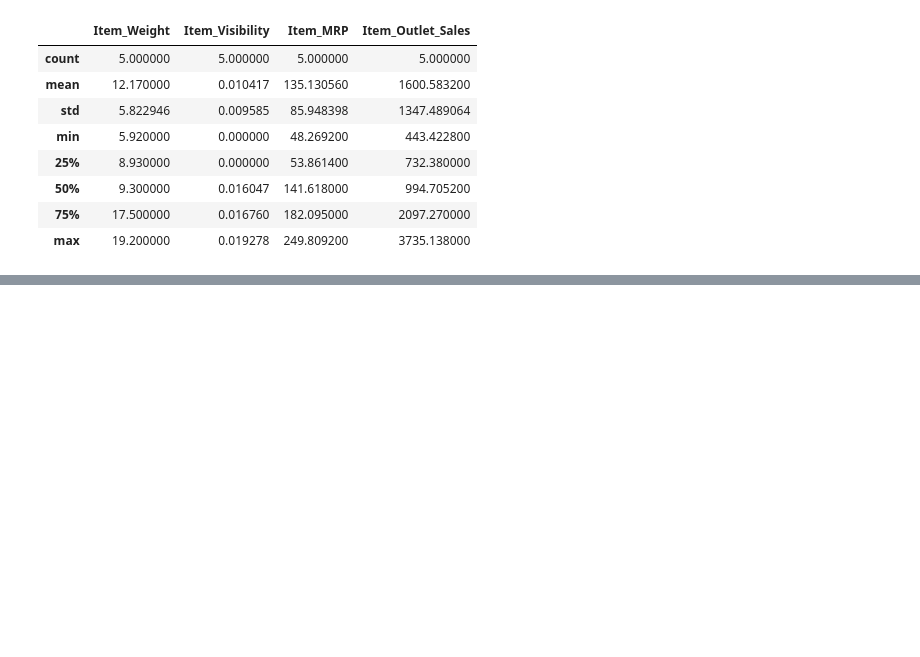
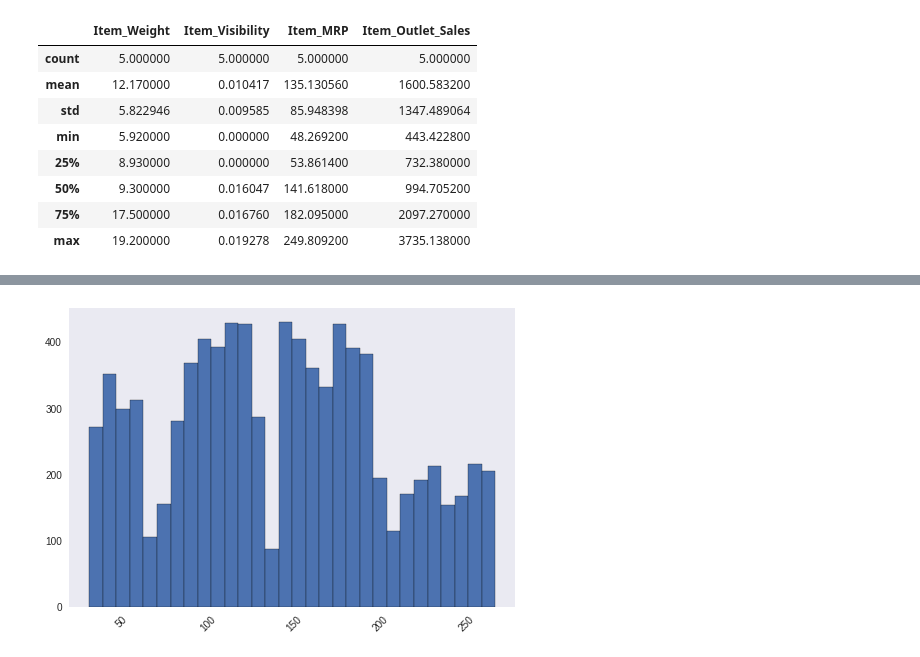
Before and after one commit to robsworld718/food-sales-predictions, a Jupyter notebook: food_sales_predictions.ipynb, the cells around one changed output, grey strips where cells are left out. Saved outputs shown, nothing was run; the diff lists cells and outputs as text; code cells hidden in the pictures; blank space fills up the shorter version.

```diff
--- a/food_sales_predictions.ipynb
+++ b/food_sales_predictions.ipynb
@@ -192,0 +332,11 @@ df[['Item_Weight','Item_Visibility','Item_MRP','Item_Outlet_Sales']].head().desc
+# %%
+plt.style.use('seaborn')
+MRP_filter = df.loc[:, 'Item_MRP'] <= 300
+df.loc[MRP_filter, 'Item_MRP'].hist(bins = 30,
+                                   edgecolor='black')
+plt.grid()
+plt.xticks(rotation = 45)
+plt.ticklabel_format(useOffset=False, style='plain')
+#The Item wholesale column has a bimodal distribution
+# %% [output]
+[figure, added]
```
Also changed, not shown: parts of 19 cells of this notebook.
